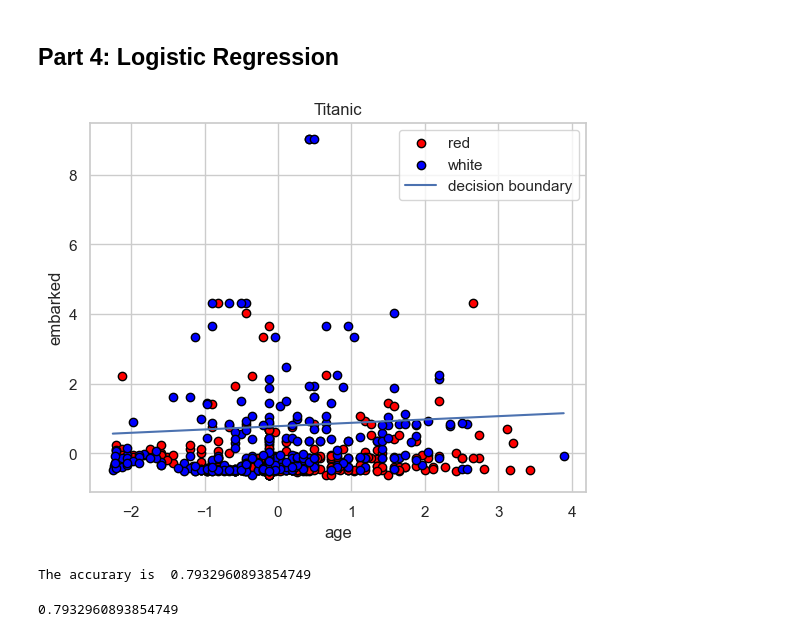
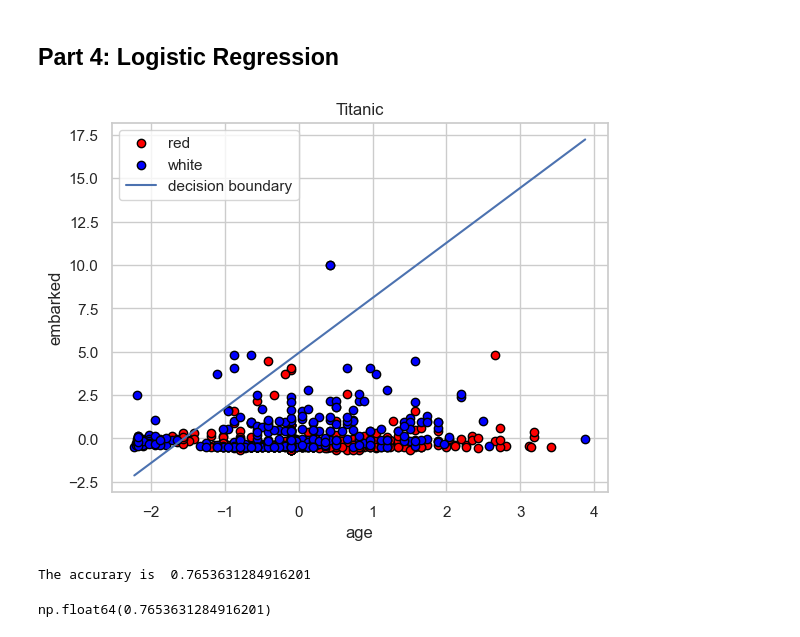
Before and after one commit to SamuelWang05/ml-final-project, a Jupyter notebook: ml-final-project.ipynb, the cells around one changed output. Saved outputs shown, nothing was run; the diff lists cells and outputs as text; code cells hidden in the pictures.

Commit message:
Implemented feedback - same feature set for both SVM and LR

```diff
--- a/ml-final-project.ipynb
+++ b/ml-final-project.ipynb
@@ -122,3 +122,21 @@ print("\nMissing values remaining:", df.isnull().sum().sum())
 4         0       3    1  35.0      0      0   8.0500         0
 
 Missing values remaining: 0
+# %%
+# Use same train/test split for all models
+from sklearn.model_selection import train_test_split
+from sklearn.preprocessing import StandardScaler
+
+# Define features (X) and target (y)
+X = df.drop('survived', axis=1)
+y = df['survived']
+
+# Split the data once so both models use the exact same samples
+X_train, X_test, y_train, y_test = train_test_split(X, y, test_size=0.2, random_state=42)
+
+# Standardize the features
+scaler = StandardScaler()
+X_train_scaled = scaler.fit_transform(X_train)
+X_test_scaled = scaler.transform(X_test)
+
+print(f"Setup complete. Training set shape: {X_train_scaled.shape}")
@@ -385,39 +410,38 @@ class standardizeData:
         sigma = standardizeData.findSigma(training)
         return (array - mean)/sigma #standarize by substracting with means and divide by sigma
 # %%
-#I will try to find a linear line, so we use 3 theta value
-theta = np.array([[0.5], [0.5], [0.5], [0.5]])
+# Use all 5 features to match the SVM feature set: pclass, sex, age, fare, embarked
+# theta has one entry per feature + one bias term = 6 values
+theta = np.array([[0.5], [0.5], [0.5], [0.5], [0.5], [0.5]])
 
-train = [train_age, train_fare,train_sex]
-test = [test_age, test_fare, test_sex]
+train_features = [train_age, train_fare, train_sex, train_pclass, train_embarked]
+test_features  = [test_age,  test_fare,  test_sex,  test_pclass,  test_embarked]
 
-#standarize all of the training set and test set
-for i in range(len(train)):
-    test[i] = standardizeData.standardize(test[i], train[i])
-    train[i] = standardizeData.standardize(train[i], train[i])
+# Standardize using training set statistics only
+for i in range(len(train_features)):
+    test_features[i]  = standardizeData.standardize(test_features[i],  train_features[i])
+    train_features[i] = standardizeData.standardize(train_features[i], train_features[i])
 
+# Build design matrix: bias column + 5 feature columns
+design_X = np.zeros((len(train_y), len(theta)))
+design_X[:, 0] = 1  # bias term
+for i, feat in enumerate(train_features):
+    design_X[:, i + 1] = feat.values.reshape(-1)
 
-#run on the first combination of features: age, embarked, and sex
-design_X = np.zeros((len(train_y), len(theta)))
-
-design_X[:, 0] = train_y.reshape(-1) ** 0 #Just have x a place holder so we can get a column vector of all one
-design_X[:, 1] = train[0].values.reshape(-1) ** 1
-design_X[:, 2] = train[1].values.reshape(-1) ** 1
-design_X[:, 3] = train[2].values.reshape(-1) ** 1
-
-alpha = 1e-3
+alpha = 1e-4
 
 model = LogisticRegression(design_X, train_y, theta, alpha)
 model.run_gradient_descent()
 model.decision_boundary()
 
-test_X = np.zeros((len(test_y), len(theta))) #the for columns for theta_0, second row for theta_1, and third for theta_2
-test_X[:, 0] = test_y.reshape(-1) ** 0 #Just have x a place holder so we can get a column vector of all one
-for i in range(1, len(theta)):
-    test_X[:, i] = test[i-1].values.reshape(-1)**1
+# Build test design matrix
+test_X = np.zeros((len(test_y), len(theta)))
+test_X[:, 0] = 1  # bias term
+for i, feat in enumerate(test_features):
+    test_X[:, i + 1] = feat.values.reshape(-1)
 
 model.evaluate(test_X, test_y)
 # %% [output]
-[figure, old version]
+[figure, new version]
-The accurary is  0.7932960893854749
+The accurary is  0.7653631284916201
-0.7932960893854749
+np.float64(0.7653631284916201)
```
Also changed, not shown: parts of 5 cells of this notebook.
